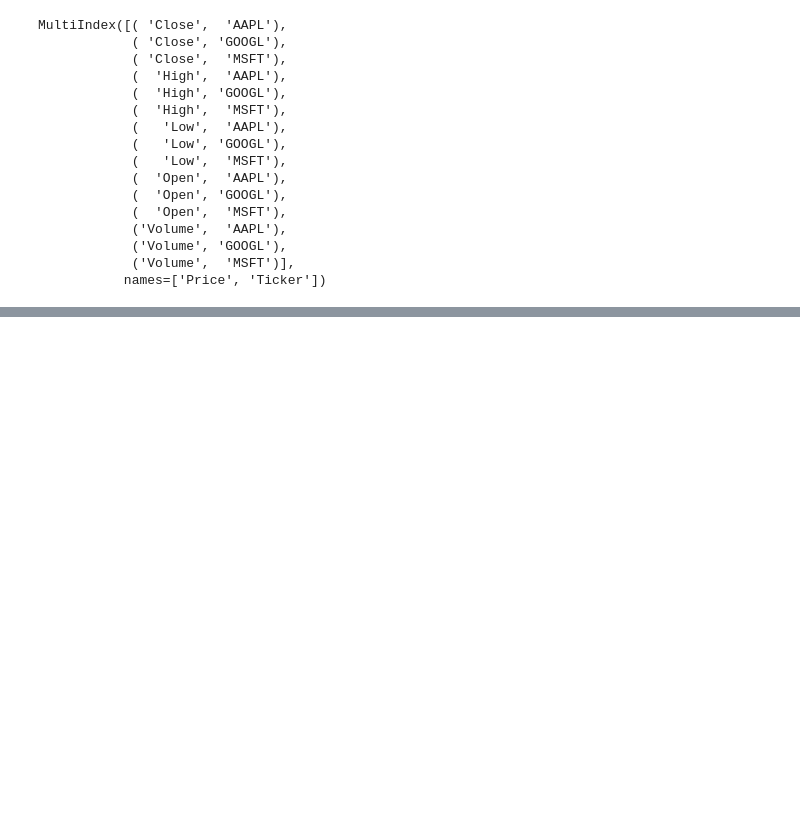
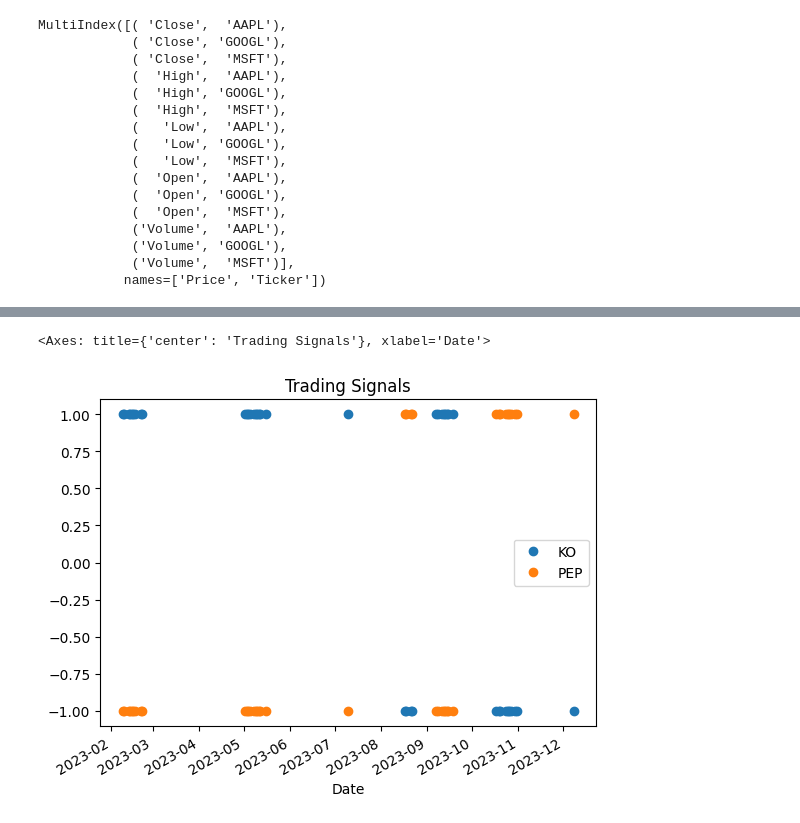
Before and after one commit to kevinguii/quanty, a Jupyter notebook: statistial_arbitrage.ipynb, the cells around one changed output, grey strips where cells are left out. Saved outputs shown, nothing was run; the diff lists cells and outputs as text; code cells hidden in the pictures; blank space fills up the shorter version.

```diff
--- a/statistial_arbitrage.ipynb
+++ b/statistial_arbitrage.ipynb
@@ -66,0 +135,13 @@ dtype: float64
+# %%
+# Define thresholds
+upper_threshold = 0.1
+lower_threshold = -0.1
+
+# Generate signals (1 = long KO/short PEP, -1 = short KO/long PEP, 0 = hold)
+signals = pd.DataFrame(index=data.index, columns=["KO", "PEP"])
+signals["KO"] = np.where(deviations > upper_threshold, -1,  # Short KO
+                         np.where(deviations < lower_threshold, 1, 0))  # Long KO
+signals["PEP"] = -signals["KO"]  # Opposite position for PEP
+
+# Preview signals
+print(signals.tail())
@@ -66,0 +156,5 @@ dtype: float64
+# %%
+signals[signals["KO"] != 0].plot(style='o', title="Trading Signals")
+# %% [output]
+<Axes: title={'center': 'Trading Signals'}, xlabel='Date'>
+[figure, added]
```
Also changed, not shown: parts of 7 cells of this notebook.
